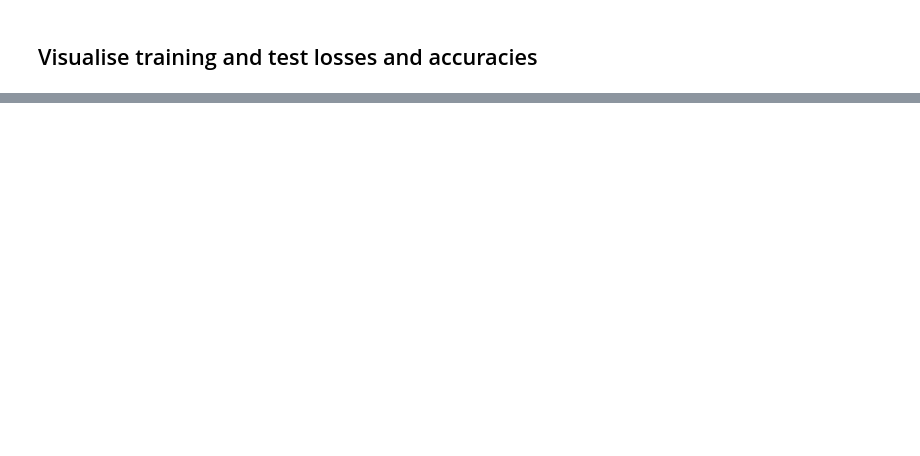
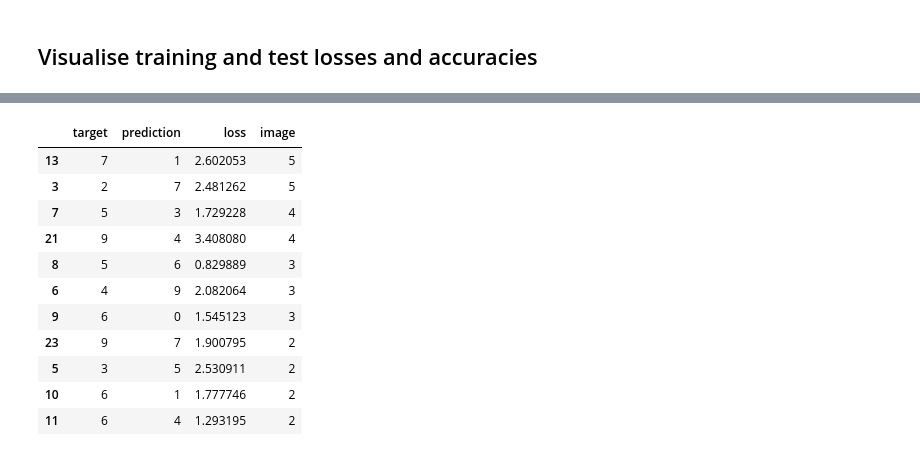
Before and after one commit to sayanbanerjee32/TSAI_ERAv2_S7, a Jupyter notebook: step3/S7_step3_SayanBanerjee.ipynb, the cells around one changed output, grey strips where cells are left out. Drawn from its saved outputs; the diff is of its cells as text; code cells hidden in the pictures; blank space fills up the shorter version.

```diff
--- a/step3/S7_step3_SayanBanerjee.ipynb
+++ b/step3/S7_step3_SayanBanerjee.ipynb
@@ -306,0 +303,2 @@ plot_accuracy_losses(train_losses, train_acc, test_losses, test_acc, num_epochs)
+# %%
+incr_groups_df = plot_top_loss(model, device, test_loader, criterion, max_item = 2)
@@ -306,0 +320,15 @@ plot_accuracy_losses(train_losses, train_acc, test_losses, test_acc, num_epochs)
+# %%
+incr_groups_df.loc[incr_groups_df.image > 1]
+# %% [output]
+|  | target | prediction | loss | image |
+| 13 | 7 | 1 | 2.602053 | 5 |
+| 3 | 2 | 7 | 2.481262 | 5 |
+| 7 | 5 | 3 | 1.729228 | 4 |
+| 21 | 9 | 4 | 3.408080 | 4 |
+| 8 | 5 | 6 | 0.829889 | 3 |
+| 6 | 4 | 9 | 2.082064 | 3 |
+| 9 | 6 | 0 | 1.545123 | 3 |
+| 23 | 9 | 7 | 1.900795 | 2 |
+| 5 | 3 | 5 | 2.530911 | 2 |
+| 10 | 6 | 1 | 1.777746 | 2 |
+| 11 | 6 | 4 | 1.293195 | 2 |
```
Also changed, not shown: parts of 11 cells of this notebook.
